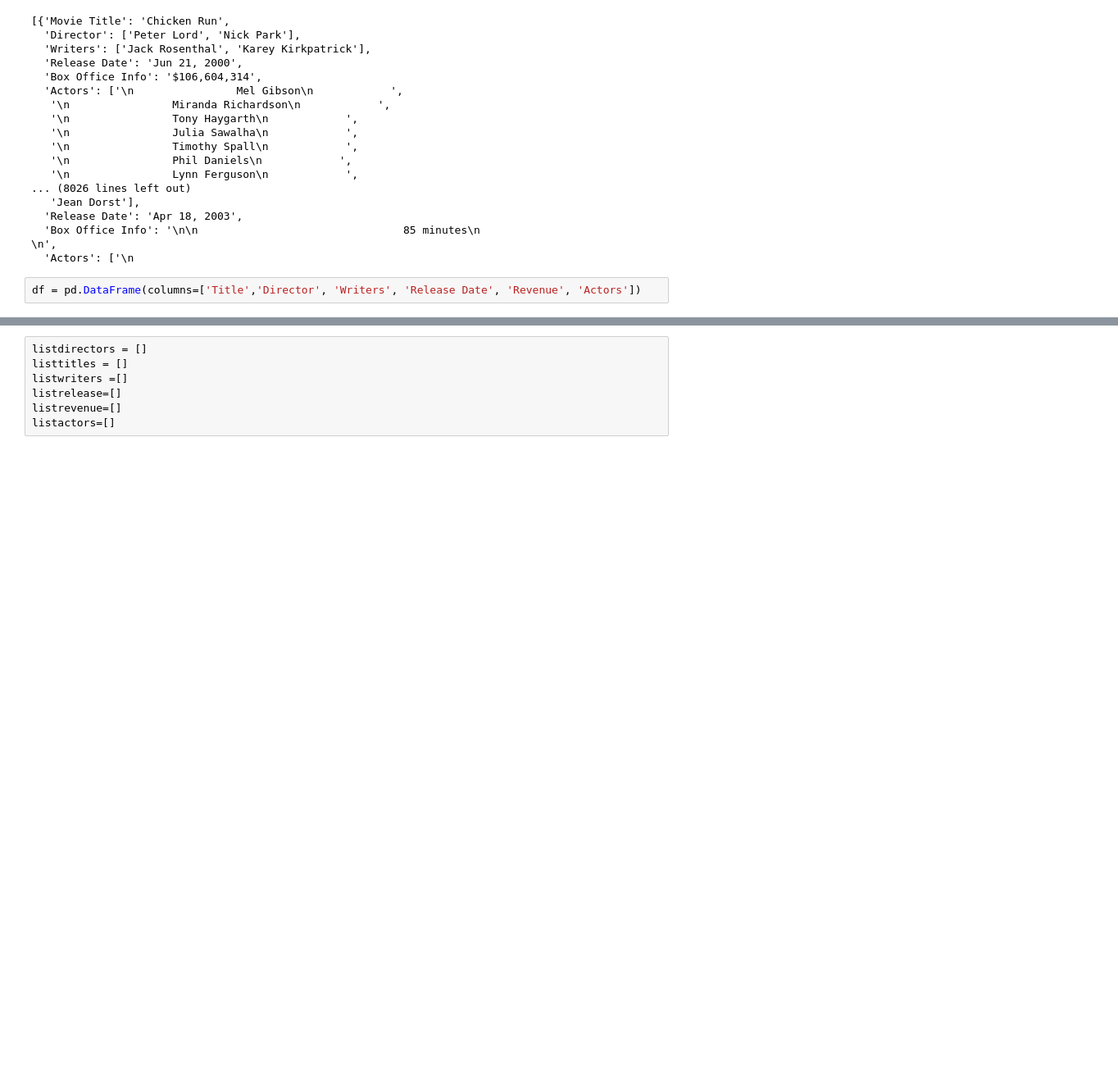
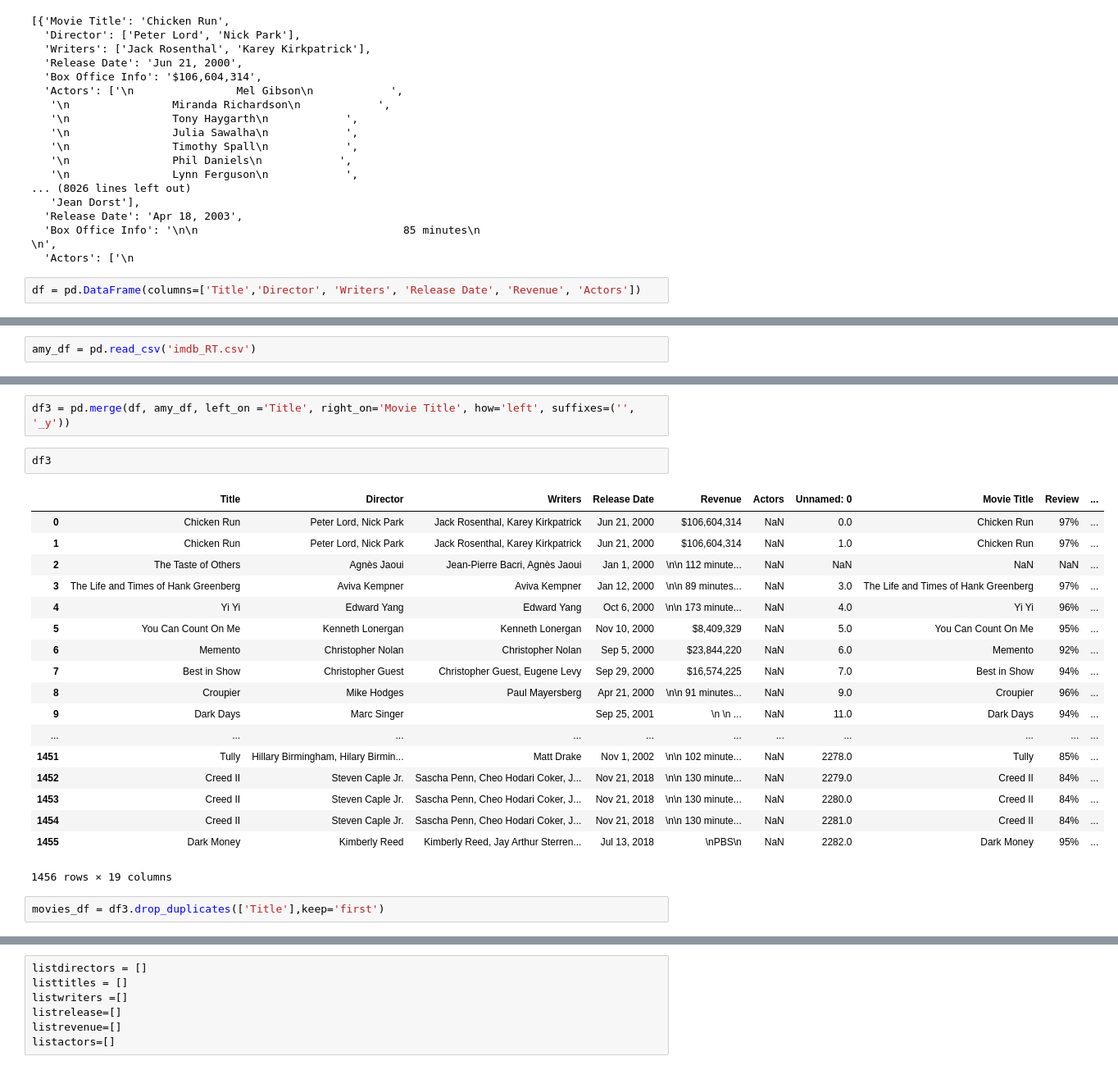
Before and after one commit to lasoya/Mod1_Project, a Jupyter notebook: RT_Scraping.ipynb, the cells around one changed output, grey strips where cells are left out. Shown at 82% size. Cells and saved outputs as stored; diff of their text form; blank space fills up the shorter version.

```diff
--- a/RT_Scraping.ipynb
+++ b/RT_Scraping.ipynb
@@ -111,0 +129,2 @@ df
+# %%
+amy_df = pd.read_csv('imdb_RT.csv')
@@ -111,0 +152,25 @@ df
+# %%
+df3 = pd.merge(df, amy_df, left_on ='Title', right_on='Movie Title', how='left', suffixes=('', '_y'))
+# %%
+df3
+# %% [output]
+|  | Title | Director | Writers | Release Date | Revenue | Actors | Unnamed: 0 | Movie Title | Review | ... |
+| 0 | Chicken Run | Peter Lord, Nick Park | Jack Rosenthal, Karey Kirkpatrick | Jun 21, 2000 | $106,604,314 | NaN | 0.0 | Chicken Run | 97% | ... |
+| 1 | Chicken Run | Peter Lord, Nick Park | Jack Rosenthal, Karey Kirkpatrick | Jun 21, 2000 | $106,604,314 | NaN | 1.0 | Chicken Run | 97% | ... |
+| 2 | The Taste of Others | Agnès Jaoui | Jean-Pierre Bacri, Agnès Jaoui | Jan 1, 2000 | \n\n 112 minute... | NaN | NaN | NaN | NaN | ... |
+| 3 | The Life and Times of Hank Greenberg | Aviva Kempner | Aviva Kempner | Jan 12, 2000 | \n\n 89 minutes... | NaN | 3.0 | The Life and Times of Hank Greenberg | 97% | ... |
+| 4 | Yi Yi | Edward Yang | Edward Yang | Oct 6, 2000 | \n\n 173 minute... | NaN | 4.0 | Yi Yi | 96% | ... |
+| 5 | You Can Count On Me | Kenneth Lonergan | Kenneth Lonergan | Nov 10, 2000 | $8,409,329 | NaN | 5.0 | You Can Count On Me | 95% | ... |
+| 6 | Memento | Christopher Nolan | Christopher Nolan | Sep 5, 2000 | $23,844,220 | NaN | 6.0 | Memento | 92% | ... |
+| 7 | Best in Show | Christopher Guest | Christopher Guest, Eugene Levy | Sep 29, 2000 | $16,574,225 | NaN | 7.0 | Best in Show | 94% | ... |
+| 8 | Croupier | Mike Hodges | Paul Mayersberg | Apr 21, 2000 | \n\n 91 minutes... | NaN | 9.0 | Croupier | 96% | ... |
+| 9 | Dark Days | Marc Singer |  | Sep 25, 2001 | \n \n ... | NaN | 11.0 | Dark Days | 94% | ... |
+| ... | ... | ... | ... | ... | ... | ... | ... | ... | ... | ... |
+| 1451 | Tully | Hillary Birmingham, Hilary Birmin... | Matt Drake | Nov 1, 2002 | \n\n 102 minute... | NaN | 2278.0 | Tully | 85% | ... |
+| 1452 | Creed II | Steven Caple Jr. | Sascha Penn, Cheo Hodari Coker, J... | Nov 21, 2018 | \n\n 130 minute... | NaN | 2279.0 | Creed II | 84% | ... |
+| 1453 | Creed II | Steven Caple Jr. | Sascha Penn, Cheo Hodari Coker, J... | Nov 21, 2018 | \n\n 130 minute... | NaN | 2280.0 | Creed II | 84% | ... |
+| 1454 | Creed II | Steven Caple Jr. | Sascha Penn, Cheo Hodari Coker, J... | Nov 21, 2018 | \n\n 130 minute... | NaN | 2281.0 | Creed II | 84% | ... |
+| 1455 | Dark Money | Kimberly Reed | Kimberly Reed, Jay Arthur Sterren... | Jul 13, 2018 | \nPBS\n | NaN | 2282.0 | Dark Money | 95% | ... |
+1456 rows × 19 columns
+# %%
+movies_df = df3.drop_duplicates(['Title'],keep='first')
```
Also changed, not shown: parts of 5 cells of this notebook, 1 other file.
